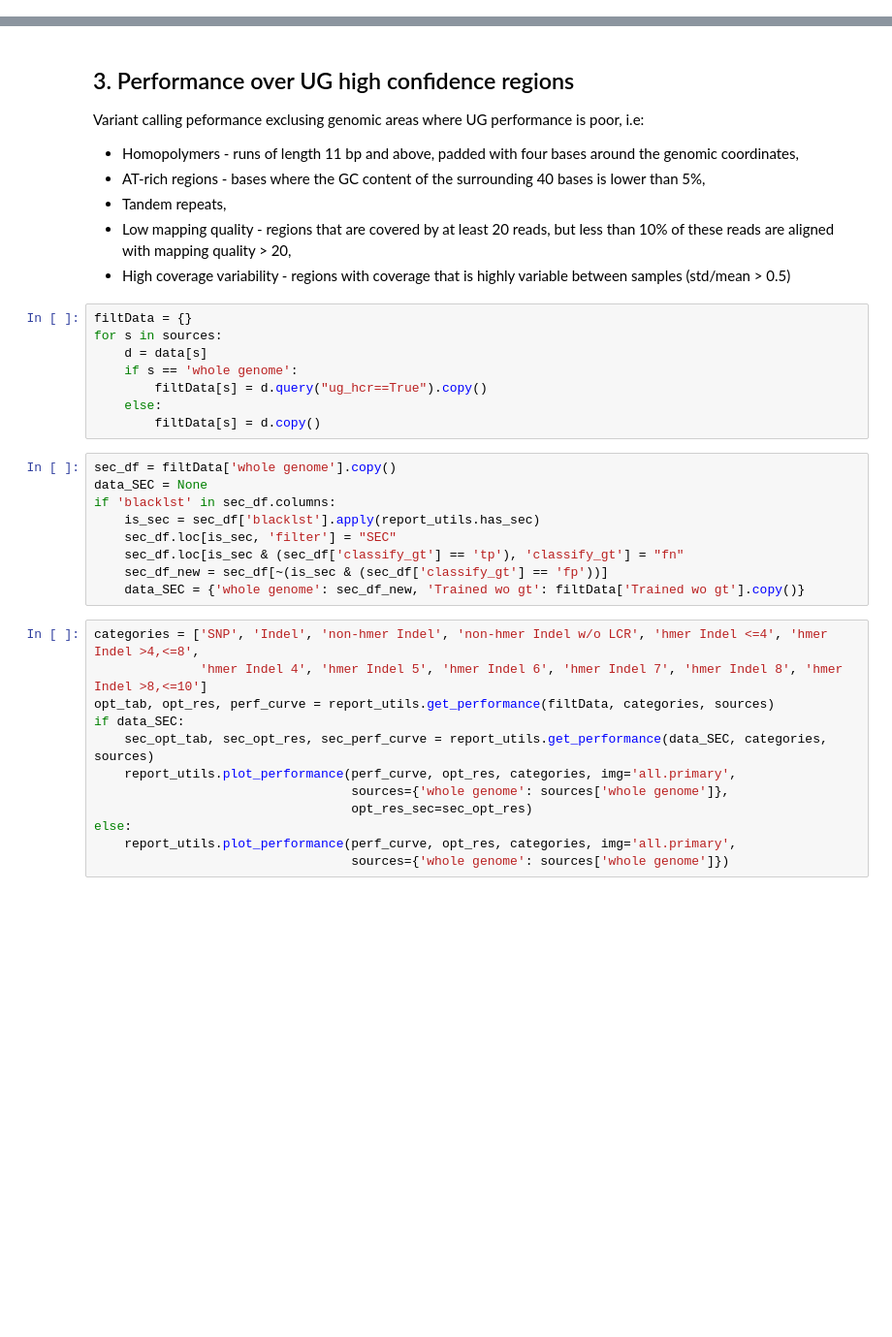
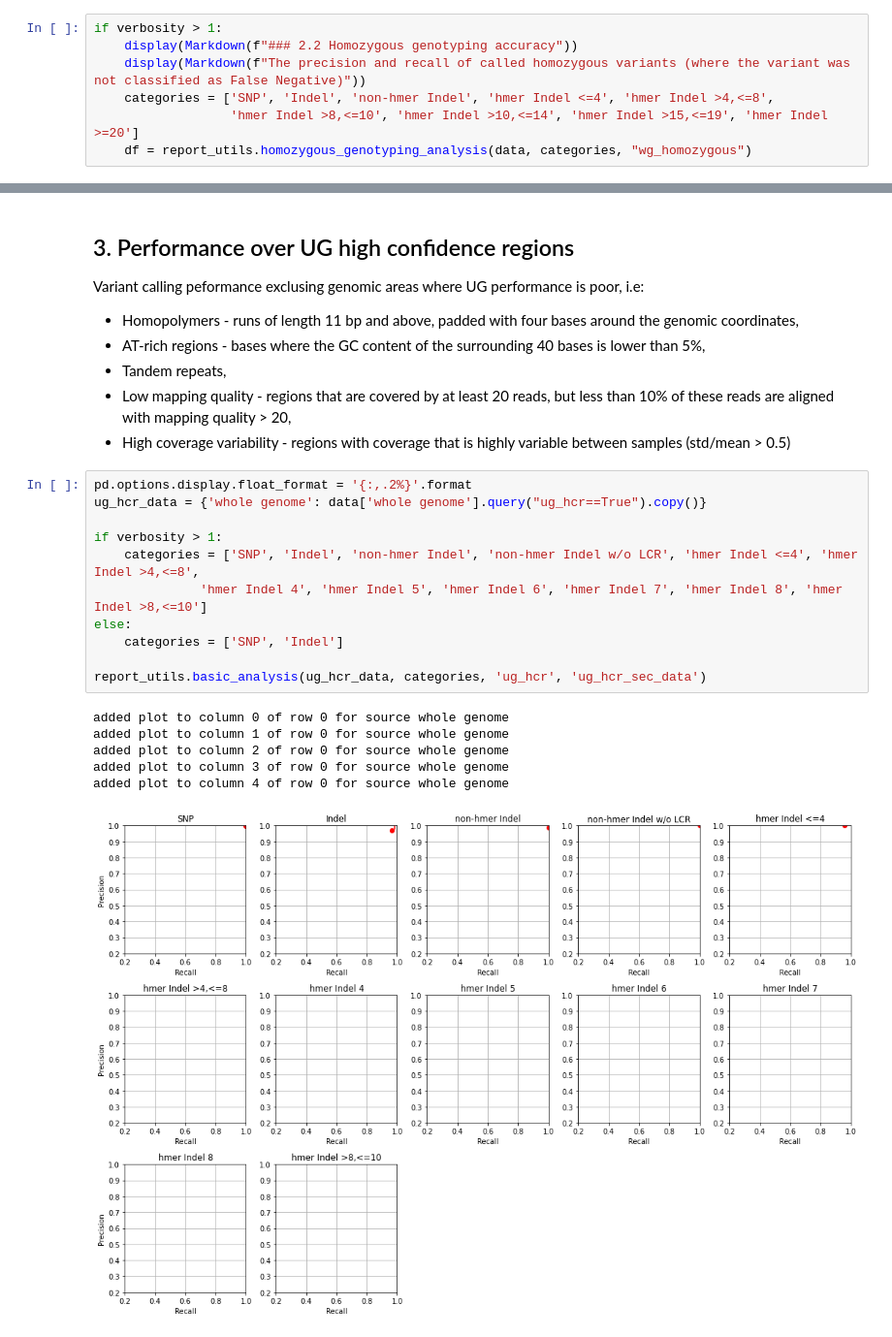
Before and after one commit to Ultimagen/VariantCalling, a Jupyter notebook: ugvc/reports/createVarReport.ipynb, the cells around one changed output, grey strips where cells are left out. Shown at 97% size. Saved outputs shown, nothing was run; the diff lists cells and outputs as text; blank space fills up the shorter version.

```diff
--- a/ugvc/reports/createVarReport.ipynb
+++ b/ugvc/reports/createVarReport.ipynb
@@ -153,0 +168,7 @@ display(df[['whole genome']])
+# %%
+if verbosity > 1:
+    display(Markdown(f"### 2.2 Homozygous genotyping accuracy"))
+    display(Markdown(f"The precision and recall of called homozygous variants (where the variant was not classified as False Negative)"))
+    categories = ['SNP', 'Indel', 'non-hmer Indel', 'hmer Indel <=4', 'hmer Indel >4,<=8',
+                  'hmer Indel >8,<=10', 'hmer Indel >10,<=14', 'hmer Indel >15,<=19', 'hmer Indel >=20']
+    df = report_utils.homozygous_genotyping_analysis(data, categories, "wg_homozygous")
@@ -160,32 +194,21 @@ Variant calling peformance exclusing genomic areas where UG performance is poor,
 - Tandem repeats,
 - Low mapping quality - regions that are covered by at least 20 reads, but less than 10% of these reads are aligned with mapping quality > 20,
 - High coverage variability - regions with coverage that is highly variable between samples (std/mean > 0.5)
-# %%
-filtData = {}
-for s in sources:
-    d = data[s]
-    if s == 'whole genome':
-        filtData[s] = d.query("ug_hcr==True").copy()
-    else:
-        filtData[s] = d.copy()
-# %%
-sec_df = filtData['whole genome'].copy()
-data_SEC = None
-if 'blacklst' in sec_df.columns:
-    is_sec = sec_df['blacklst'].apply(report_utils.has_sec)
-    sec_df.loc[is_sec, 'filter'] = "SEC"
-    sec_df.loc[is_sec & (sec_df['classify_gt'] == 'tp'), 'classify_gt'] = "fn"
-    sec_df_new = sec_df[~(is_sec & (sec_df['classify_gt'] == 'fp'))]
-    data_SEC = {'whole genome': sec_df_new, 'Trained wo gt': filtData['Trained wo gt'].copy()}
 # %%
-categories = ['SNP', 'Indel', 'non-hmer Indel', 'non-hmer Indel w/o LCR', 'hmer Indel <=4', 'hmer Indel >4,<=8',
+pd.options.display.float_format = '{:,.2%}'.format
+ug_hcr_data = {'whole genome': data['whole genome'].query("ug_hcr==True").copy()}
+
+if verbosity > 1:
+    categories = ['SNP', 'Indel', 'non-hmer Indel', 'non-hmer Indel w/o LCR', 'hmer Indel <=4', 'hmer Indel >4,<=8',
               'hmer Indel 4', 'hmer Indel 5', 'hmer Indel 6', 'hmer Indel 7', 'hmer Indel 8', 'hmer Indel >8,<=10']
-opt_tab, opt_res, perf_curve = report_utils.get_performance(filtData, categories, sources)
-if data_SEC:
-    sec_opt_tab, sec_opt_res, sec_perf_curve = report_utils.get_performance(data_SEC, categories, sources)
-    report_utils.plot_performance(perf_curve, opt_res, categories, img='all.primary',
-                                  sources={'whole genome': sources['whole genome']},
-                                  opt_res_sec=sec_opt_res)
 else:
-    report_utils.plot_performance(perf_curve, opt_res, categories, img='all.primary',
-                                  sources={'whole genome': sources['whole genome']})
+    categories = ['SNP', 'Indel']
+
+report_utils.basic_analysis(ug_hcr_data, categories, 'ug_hcr', 'ug_hcr_sec_data')
+# %% [output]
+added plot to column 0 of row 0 for source whole genome
+added plot to column 1 of row 0 for source whole genome
+added plot to column 2 of row 0 for source whole genome
+added plot to column 3 of row 0 for source whole genome
+added plot to column 4 of row 0 for source whole genome
+[figure, added]
```
Also changed, not shown: parts of 32 cells of this notebook, 4 other files.
